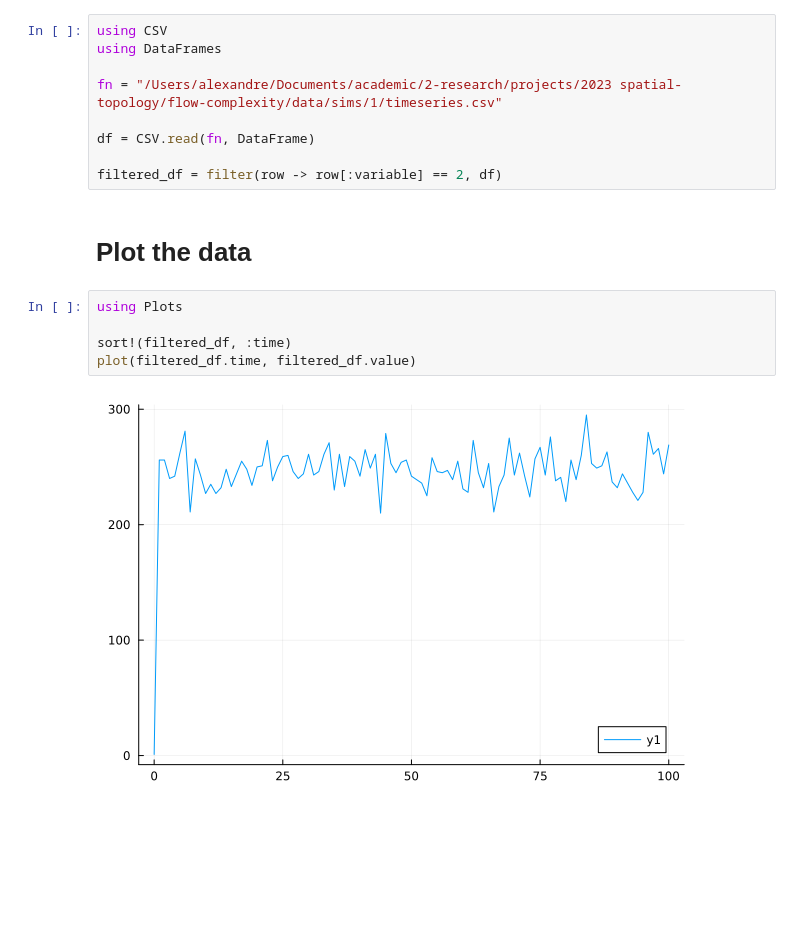
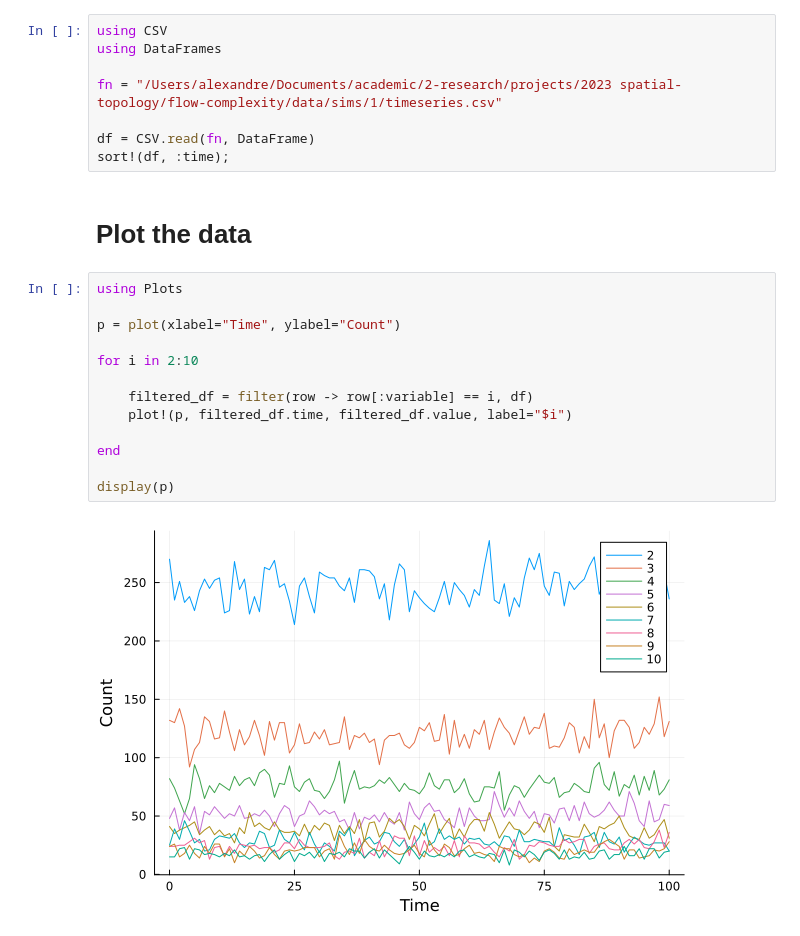
Before and after one commit to colemathis/flow-complexity, a Jupyter notebook: milestones/1_time-series.ipynb, the cells around one changed output. Cells and saved outputs as stored; diff of their text form; blank space fills up the shorter version.

```diff
--- a/milestones/1_time-series.ipynb
+++ b/milestones/1_time-series.ipynb
@@ -43,14 +43,21 @@ using DataFrames
 fn = "/Users/alexandre/Documents/academic/2-research/projects/2023 spatial-topology/flow-complexity/data/sims/1/timeseries.csv"
 
 df = CSV.read(fn, DataFrame)
-
-filtered_df = filter(row -> row[:variable] == 2, df)
+sort!(df, :time);
 # %% [markdown]
 # Plot the data
-# %%
-using Plots
-
-sort!(filtered_df, :time)
-plot(filtered_df.time, filtered_df.value)
-# %% [output]
-[figure, removed]
+# %%
+using Plots
+
+p = plot(xlabel="Time", ylabel="Count")
+
+for i in 2:10
+
+    filtered_df = filter(row -> row[:variable] == i, df)
+    plot!(p, filtered_df.time, filtered_df.value, label="$i")
+
+end
+
+display(p)
+# %% [output]
+[figure, added]
```
Also changed, not shown: parts of 1 cell of this notebook.
